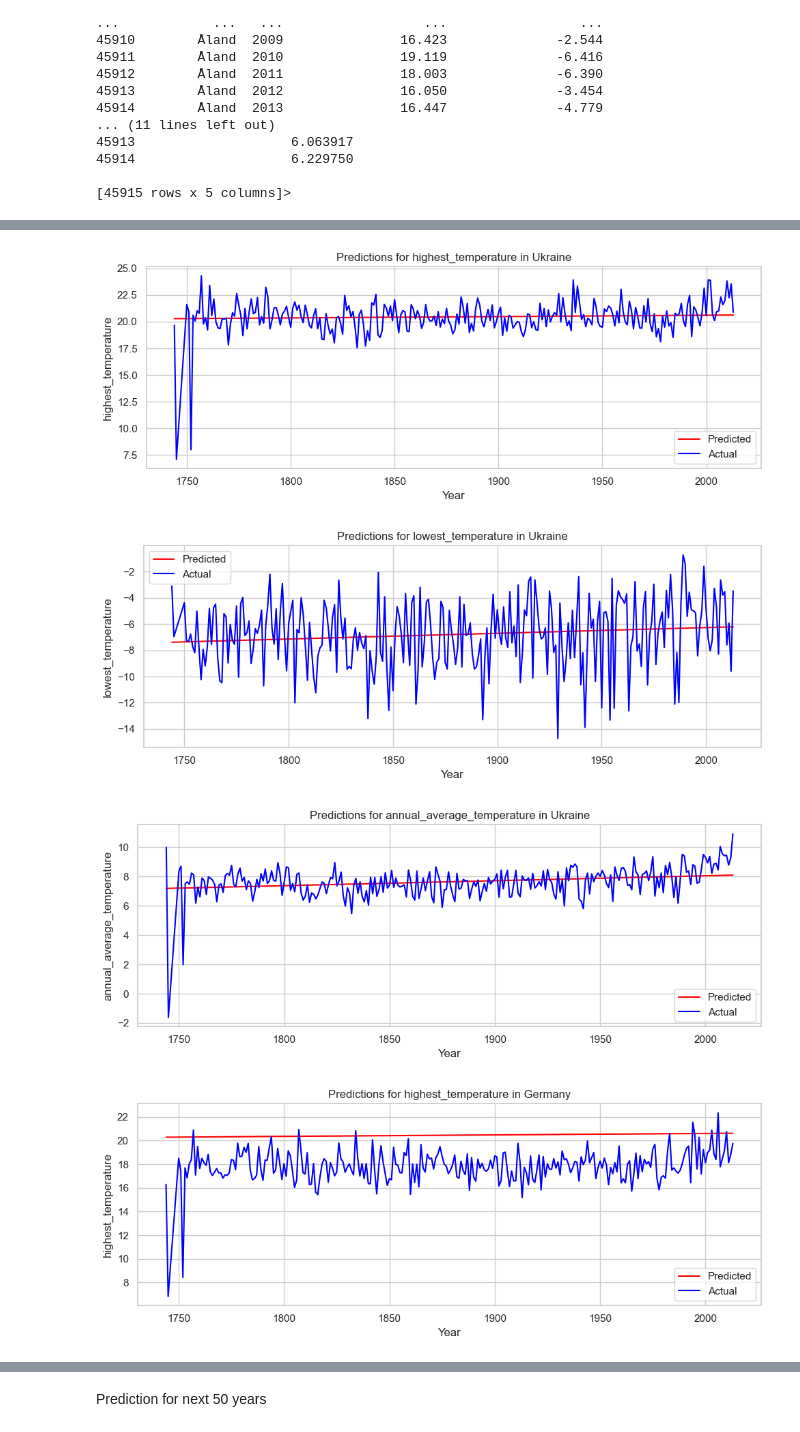
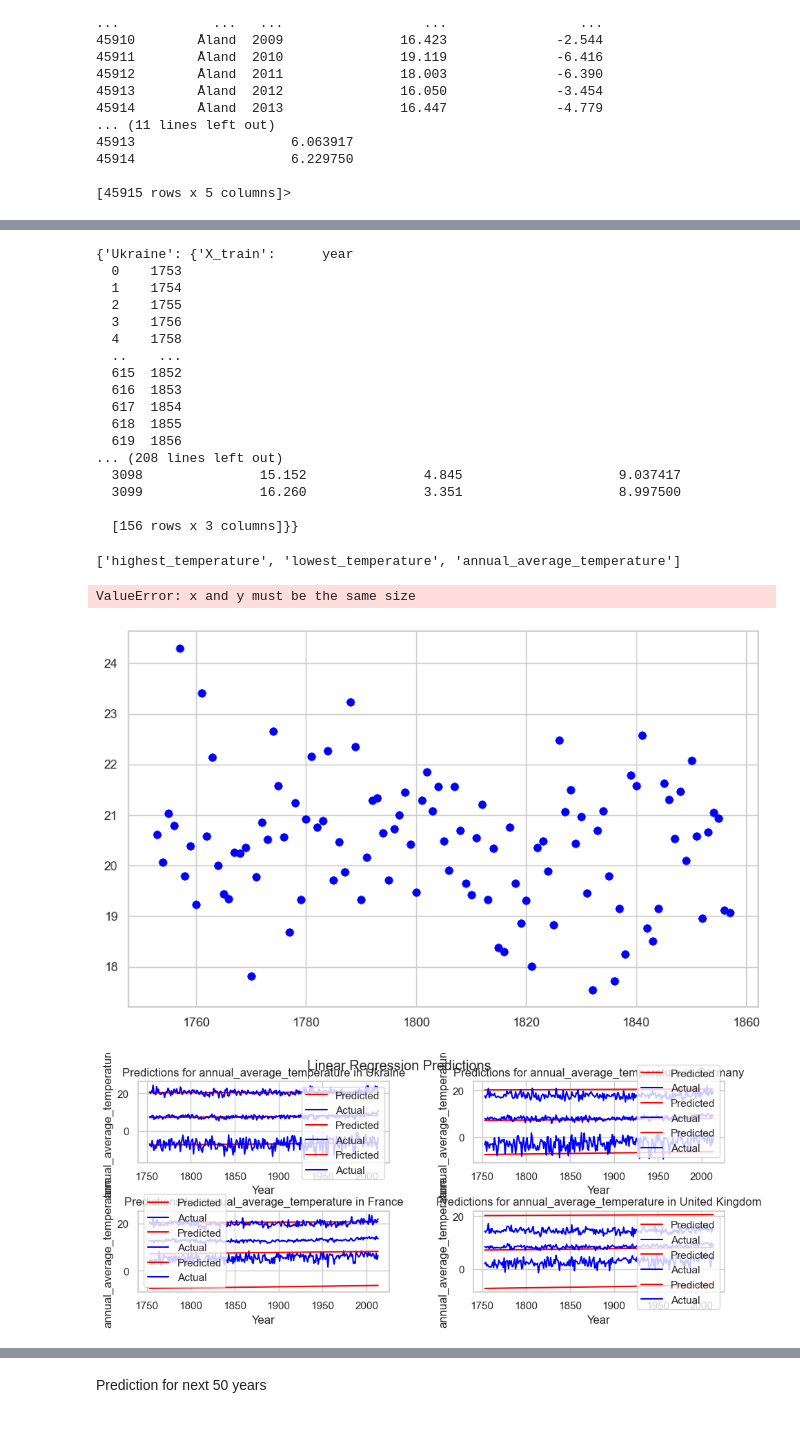
Before and after one commit to IllyaUA/FinalProject, a Jupyter notebook: code/IGClimaChange_FiPro.ipynb, the cells around one changed output, grey strips where cells are left out. Saved outputs shown, nothing was run; the diff lists cells and outputs as text; code cells hidden in the pictures.

```diff
--- a/code/IGClimaChange_FiPro.ipynb
+++ b/code/IGClimaChange_FiPro.ipynb
@@ -305,0 +316,29 @@ annual_average_temperature - RMSE: 0.98
+# %%
+#xy_splits=split_data(united_data,country_list, categories_to_plot,random_state=42)
+xy_splits=split_lin(united_data, country_list, categories_to_plot, split_percentage=0.8)
+xy_splits
+# %% [output]
+{'Ukraine': {'X_train':      year
+  0    1753
+  1    1754
+  2    1755
+  3    1756
+  4    1758
+  ..    ...
+  615  1852
+  616  1853
+  617  1854
+  618  1855
+  619  1856
+... (208 lines left out)
+  3098               15.152               4.845                    9.037417
+  3099               16.260               3.351                    8.997500
+
+  [156 rows x 3 columns]}}
+# %%
+list(temperature_categories.keys())
+# %% [output]
+['highest_temperature', 'lowest_temperature', 'annual_average_temperature']
+# %%
+# Train the linear regression models
+regressors = train_linear_regression(xy_splits, list(temperature_categories.keys()))
@@ -306,8 +373,44 @@ annual_average_temperature - RMSE: 0.98
+# %%
+# Create NEW linear regression plots
+
+#united_data,country_list
+figsize = (10, 6)
+create_linear_regression_plots(regressors, list(temperature_categories.keys()), xy_splits, united_data, figsize)
+# %% [output]
+ValueError: x and y must be the same size
+[figure, added]
+# %%
+def create_linear_regression_plots(regressors, df, temperature_categories, country_list, figsize=(10, 4)):
+    sns.set(style="whitegrid")
+    num_countries = len(country_list)
+    num_columns = 2  # Number of columns for plotting
+
+    # Calculate the number of rows needed based on the number of countries and columns
+    num_rows = (num_countries + 1) // num_columns
+
+    for i, country in enumerate(country_list):
+        plt.subplot(num_rows, num_columns, i + 1)
+        country_data = df[df['country'] == country]
+        X_test = country_data[['year']]
+
+        for category in temperature_categories:
+            if category in regressors:
+                y_pred = regressors[category].predict(X_test)
+                plt.title(f'Predictions for {category} in {country}')
+                sns.lineplot(x=country_data['year'], y=y_pred, label='Predicted', color='red')
+                sns.lineplot(x=country_data['year'], y=country_data[category], label='Actual', color='blue')
+                plt.xlabel('Year')
+                plt.ylabel(category)
+                plt.legend()
+
+    # Set tight layout for better spacing
+    plt.tight_layout()
+    plt.subplots_adjust(top=0.9)
+    plt.suptitle('Linear Regression Predictions')
+    plt.gcf().set_size_inches(figsize)
+    plt.show()
 # %%
 # Create linear regression plots
-create_linear_regression_plots(regressors, united_data, list(temperature_categories.keys()), country_list)
+create_linear_regression_plots(regressors, united_data, list(temperature_categories.keys()), country_list,figsize=(10, 4))
 # %% [output]
-[figure, old version]
+[figure, new version]
-[figure, removed]
-[figure, removed]
-[figure, removed]
```
Also changed, not shown: parts of 30 cells of this notebook.
